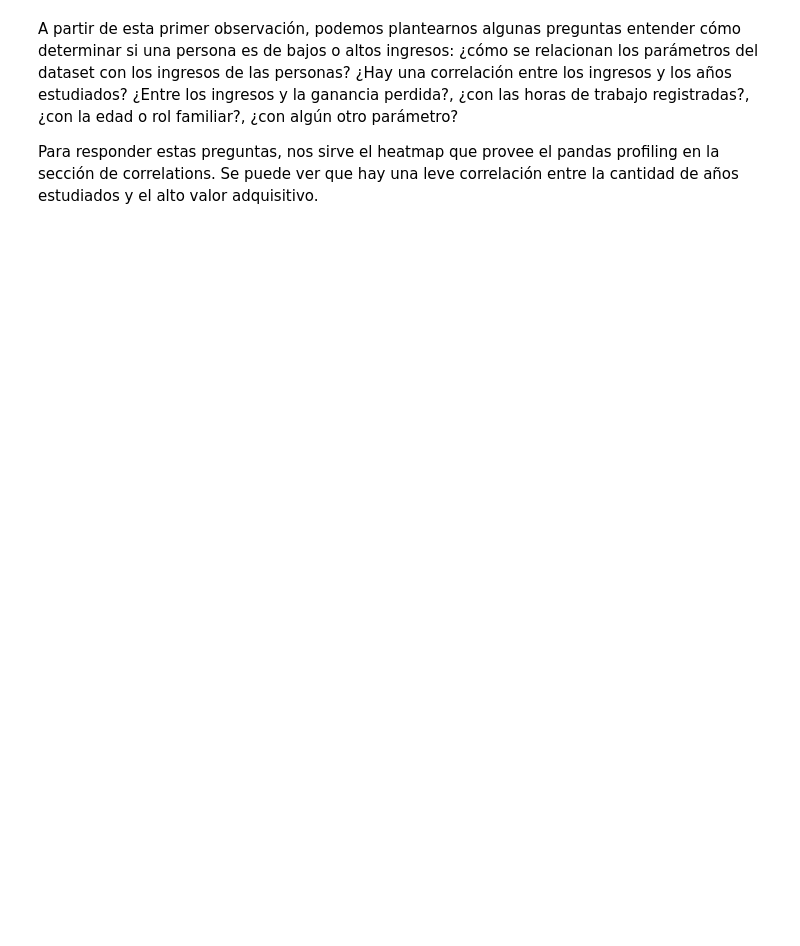
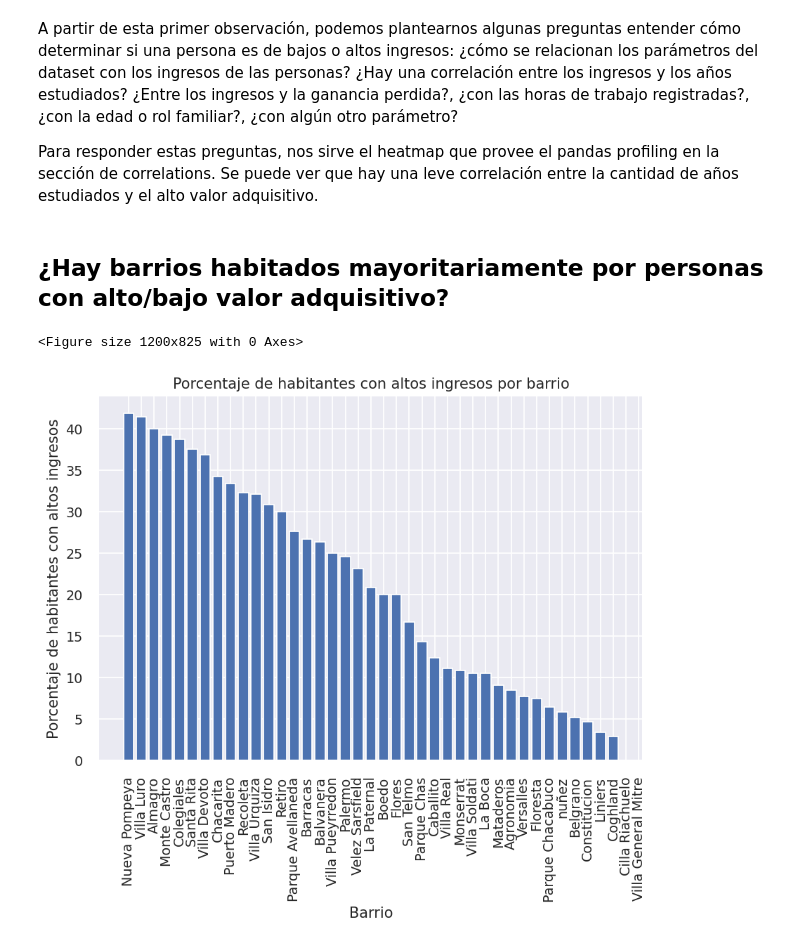
Before and after one commit to TomasArrachea/TP-Organizacion-de-Datos, a Jupyter notebook: informe.ipynb, the cells around one changed output. Cells and saved outputs as stored; diff of their text form; code cells hidden in the pictures; blank space fills up the shorter version.

```diff
--- a/informe.ipynb
+++ b/informe.ipynb
@@ -32,3 +32,28 @@ report.to_notebook_iframe()
 A partir de esta primer observación, podemos plantearnos algunas preguntas entender cómo determinar si una persona es de bajos o altos ingresos: ¿cómo se relacionan los parámetros del dataset con los ingresos de las personas? ¿Hay una correlación entre los ingresos y los años estudiados? ¿Entre los ingresos y la ganancia perdida?, ¿con las horas de trabajo registradas?, ¿con la edad o rol familiar?, ¿con algún otro parámetro?
 
 Para responder estas preguntas, nos sirve el heatmap que provee el pandas profiling en la sección de correlations. Se puede ver que hay una leve correlación entre la cantidad de años estudiados y el alto valor adquisitivo.
+# %%
+import seaborn as sns
+from matplotlib import pyplot as plt
+sns.set()
+# %% [markdown]
+## ¿Hay barrios habitados mayoritariamente por personas con alto/bajo valor adquisitivo?
+# %%
+plt.figure(dpi=150)
+
+df_total = df
+df_filtrado = df[df['tiene_alto_valor_adquisitivo'] == 1]
+
+df_r = (df_filtrado['barrio'].value_counts() / df_total['barrio'].value_counts()).sort_values(ascending=False)
+
+plt.figure(dpi=(125))
+
+plt.bar(df_r.index, df_r.values*100) # plt.bar(y, x)
+plt.ylabel("Porcentaje de habitantes con altos ingresos")
+plt.xlabel("Barrio")
+plt.title('Porcentaje de habitantes con altos ingresos por barrio')
+plt.xticks(rotation=90)
+plt.show()
+# %% [output]
+<Figure size 1200x825 with 0 Axes>
+[figure, added]
```
Also changed, not shown: parts of 7 cells of this notebook, 1 other file.
